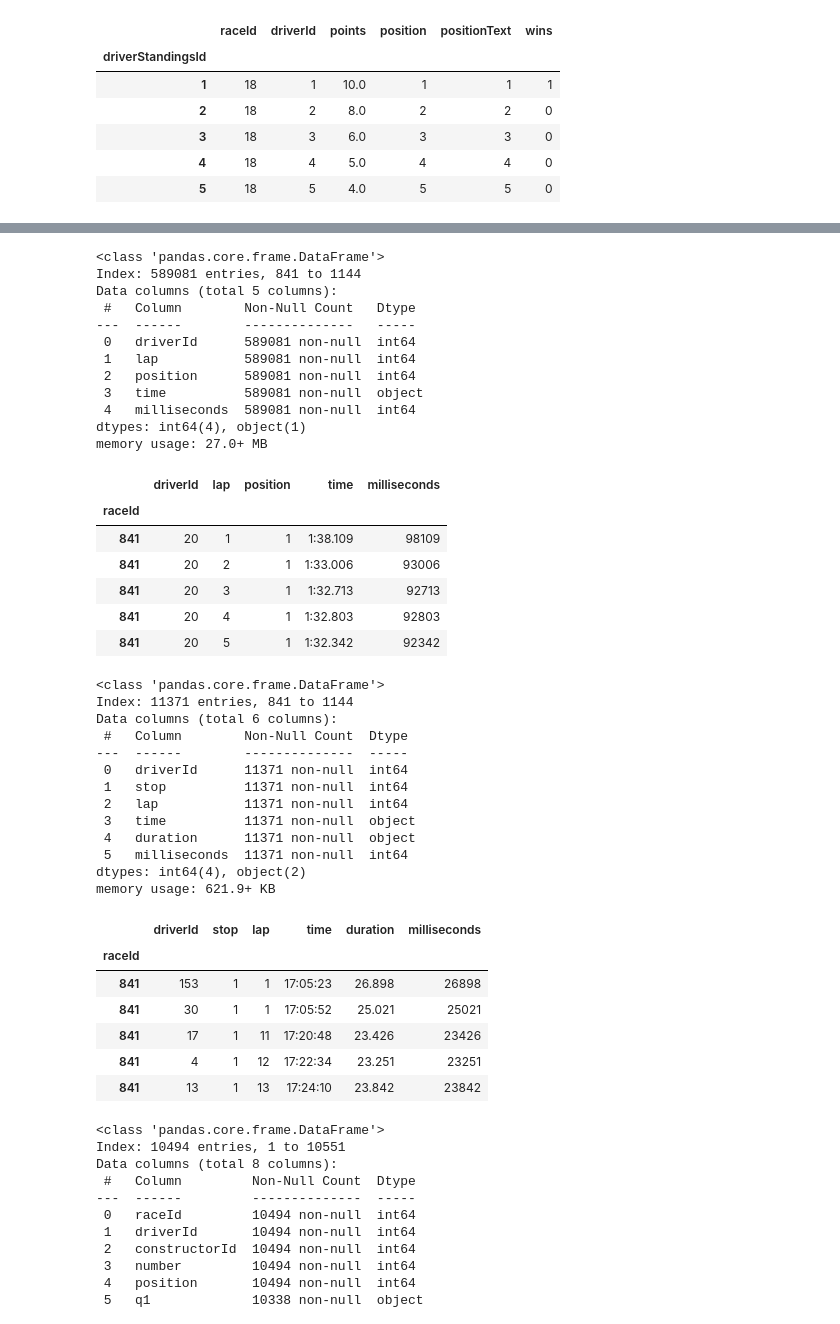
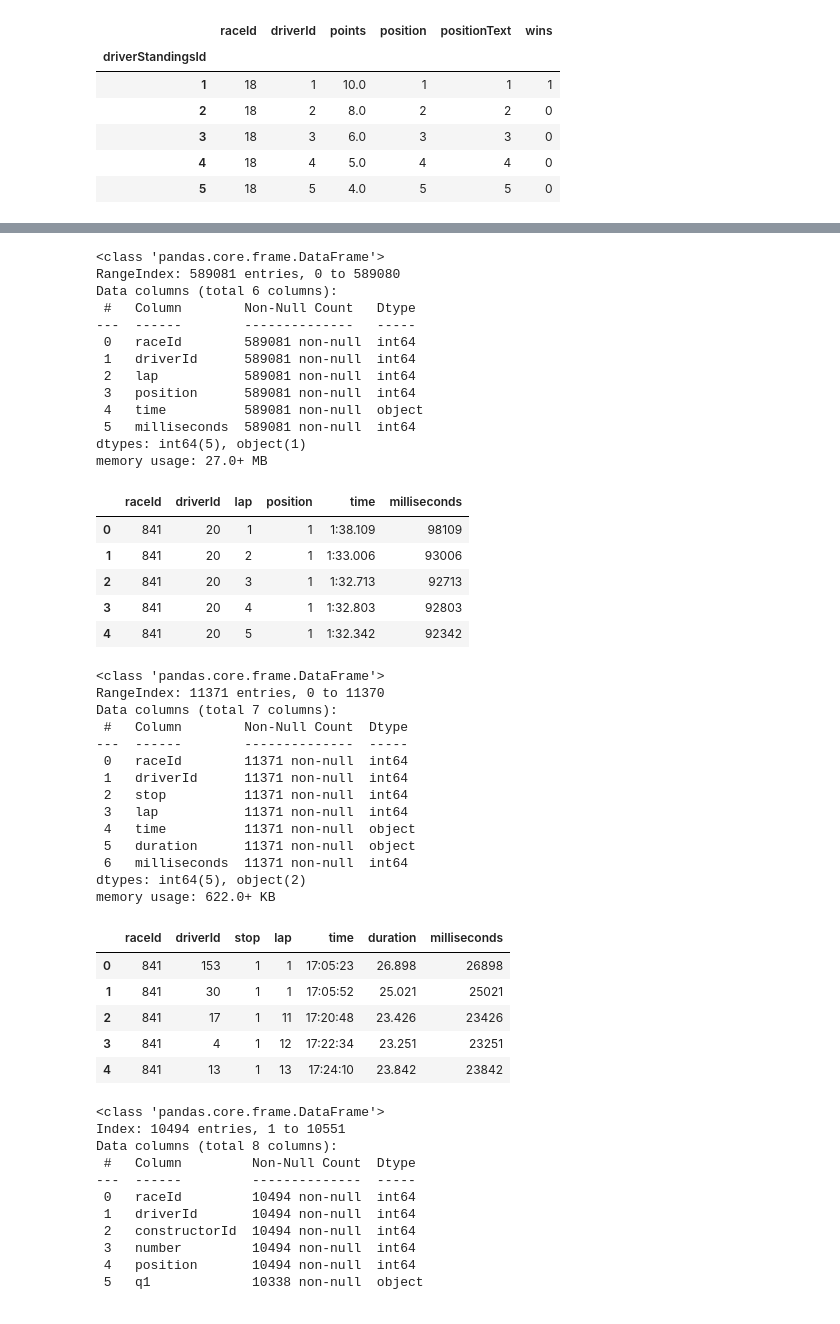
Before and after one commit to youssefyouki/team_12-acl-project-F1-predictoion, a Jupyter notebook: f1-prediction.ipynb, the cells around one changed output, grey strips where cells are left out. Cells and saved outputs as stored; diff of their text form; code cells hidden in the pictures.

Commit message:
Kaggle Notebook | F1 prediction | Home Race Effect

```diff
--- a/f1-prediction.ipynb
+++ b/f1-prediction.ipynb
@@ -165,54 +165,54 @@ memory usage: 60.5+ KB
 | 4 | alonso | 14.0 | ALO | Fernando | Alonso | 1981-07-29 | Spanish | http://en.wikipedia.org/wiki/Fern... |
 | 5 | kovalainen | NaN | KOV | Heikki | Kovalainen | 1981-10-19 | Finnish | http://en.wikipedia.org/wiki/Heik... |
 # %%
-lap_times_df = pd.read_csv('/kaggle/input/datasets/rohanrao/formula-1-world-championship-1950-2020/lap_times.csv', index_col=0, na_values='\\N')
+lap_times_df = pd.read_csv('/kaggle/input/datasets/rohanrao/formula-1-world-championship-1950-2020/lap_times.csv', na_values='\\N')
 lap_times_df.info()
 lap_times_df.head()
 # %% [output]
 <class 'pandas.core.frame.DataFrame'>
-Index: 589081 entries, 841 to 1144
-Data columns (total 5 columns):
+RangeIndex: 589081 entries, 0 to 589080
+Data columns (total 6 columns):
  #   Column        Non-Null Count   Dtype
 ---  ------        --------------   -----
- 0   driverId      589081 non-null  int64
- 1   lap           589081 non-null  int64
- 2   position      589081 non-null  int64
- 3   time          589081 non-null  object
- 4   milliseconds  589081 non-null  int64
-dtypes: int64(4), object(1)
+ 0   raceId        589081 non-null  int64
+ 1   driverId      589081 non-null  int64
+ 2   lap           589081 non-null  int64
+ 3   position      589081 non-null  int64
+ 4   time          589081 non-null  object
+ 5   milliseconds  589081 non-null  int64
+dtypes: int64(5), object(1)
 memory usage: 27.0+ MB
-|  | driverId | lap | position | time | milliseconds |
-| raceId |  |  |  |  |  |
-| 841 | 20 | 1 | 1 | 1:38.109 | 98109 |
-| 841 | 20 | 2 | 1 | 1:33.006 | 93006 |
-| 841 | 20 | 3 | 1 | 1:32.713 | 92713 |
-| 841 | 20 | 4 | 1 | 1:32.803 | 92803 |
-| 841 | 20 | 5 | 1 | 1:32.342 | 92342 |
+|  | raceId | driverId | lap | position | time | milliseconds |
+| 0 | 841 | 20 | 1 | 1 | 1:38.109 | 98109 |
+| 1 | 841 | 20 | 2 | 1 | 1:33.006 | 93006 |
+| 2 | 841 | 20 | 3 | 1 | 1:32.713 | 92713 |
+| 3 | 841 | 20 | 4 | 1 | 1:32.803 | 92803 |
+| 4 | 841 | 20 | 5 | 1 | 1:32.342 | 92342 |
 # %%
-pit_stops_df = pd.read_csv('/kaggle/input/datasets/rohanrao/formula-1-world-championship-1950-2020/pit_stops.csv', index_col=0, na_values='\\N')
+pit_stops_df = pd.read_csv('/kaggle/input/datasets/rohanrao/formula-1-world-championship-1950-2020/pit_stops.csv', na_values='\\N')
 pit_stops_df.info()
 pit_stops_df.head()
 # %% [output]
 <class 'pandas.core.frame.DataFrame'>
-Index: 11371 entries, 841 to 1144
-Data columns (total 6 columns):
+RangeIndex: 11371 entries, 0 to 11370
+Data columns (total 7 columns):
  #   Column        Non-Null Count  Dtype
 ---  ------        --------------  -----
- 0   driverId      11371 non-null  int64
- 1   stop          11371 non-null  int64
- 2   lap           11371 non-null  int64
- 3   time          11371 non-null  object
- 4   duration      11371 non-null  object
- 5   milliseconds  11371 non-null  int64
-dtypes: int64(4), object(2)
-memory usage: 621.9+ KB
+ 0   raceId        11371 non-null  int64
+ 1   driverId      11371 non-null  int64
+ 2   stop          11371 non-null  int64
+ 3   lap           11371 non-null  int64
+ 4   time          11371 non-null  object
+ 5   duration      11371 non-null  object
+ 6   milliseconds  11371 non-null  int64
+dtypes: int64(5), object(2)
+memory usage: 622.0+ KB
-|  | driverId | stop | lap | time | duration | milliseconds |
-| raceId |  |  |  |  |  |  |
-| 841 | 153 | 1 | 1 | 17:05:23 | 26.898 | 26898 |
-| 841 | 30 | 1 | 1 | 17:05:52 | 25.021 | 25021 |
-| 841 | 17 | 1 | 11 | 17:20:48 | 23.426 | 23426 |
-| 841 | 4 | 1 | 12 | 17:22:34 | 23.251 | 23251 |
-| 841 | 13 | 1 | 13 | 17:24:10 | 23.842 | 23842 |
+|  | raceId | driverId | stop | lap | time | duration | milliseconds |
+| 0 | 841 | 153 | 1 | 1 | 17:05:23 | 26.898 | 26898 |
+| 1 | 841 | 30 | 1 | 1 | 17:05:52 | 25.021 | 25021 |
+| 2 | 841 | 17 | 1 | 11 | 17:20:48 | 23.426 | 23426 |
+| 3 | 841 | 4 | 1 | 12 | 17:22:34 | 23.251 | 23251 |
+| 4 | 841 | 13 | 1 | 13 | 17:24:10 | 23.842 | 23842 |
 # %%
 qualifying_df = pd.read_csv('/kaggle/input/datasets/rohanrao/formula-1-world-championship-1950-2020/qualifying.csv', index_col=0, na_values='\\N')
 qualifying_df.info()
```
Also changed, not shown: parts of 8 cells of this notebook.
